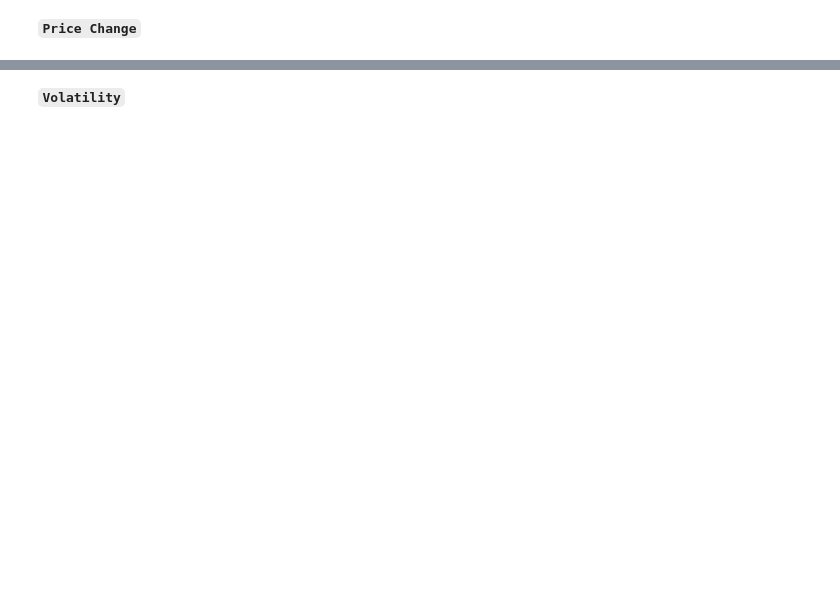
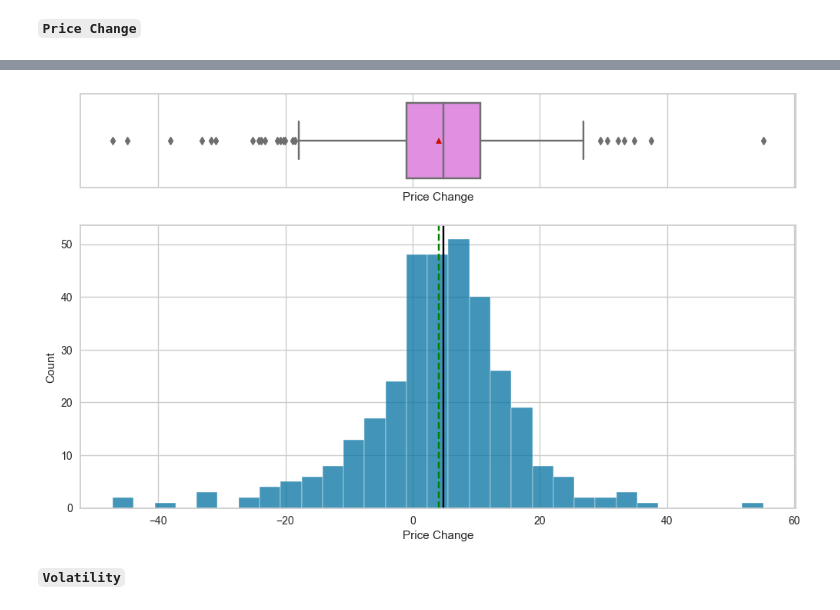
Before and after one commit to CoderSales/unsupervised-learning-clustering, a Jupyter notebook: notebooks/USL_Project_LearnerNotebook_LowCode%28v1.1%29.ipynb, the cells around one changed output, grey strips where cells are left out. Cells and saved outputs as stored; diff of their text form; code cells hidden in the pictures; blank space fills up the shorter version.

Commit message:
Add conversion of categorical feature data types
Plot charts

```diff
--- a/notebooks/USL_Project_LearnerNotebook_LowCode%28v1.1%29.ipynb
+++ b/notebooks/USL_Project_LearnerNotebook_LowCode%28v1.1%29.ipynb
@@ -276,0 +299,6 @@ histogram_boxplot(df, 'Current Price')
+# %%
+# convert to categorical variable
+# ai assisted loop:
+for column in df.columns:
+    if df[column].dtype == object:
+        df[column] = df[column].astype('category')
@@ -276,0 +325,4 @@ histogram_boxplot(df, 'Current Price')
+# %%
+for column in df.columns:
+    if df[column].dtype == 'category':
+        df[column] = df[column].cat.codes
@@ -277,5 +378,7 @@ histogram_boxplot(df, 'Current Price')
 # %%
-histogram_boxplot('_______')  ## Complete the code to create histogram_boxplot for 'Price Change'
+histogram_boxplot(df=df,feature='Price Change')  ## Complete the code to create histogram_boxplot for 'Price Change'
+# %% [output]
+[figure, added]
 # %% [markdown]
 **`Volatility`**
 # %%
```
Also changed, not shown: parts of 20 cells of this notebook.
